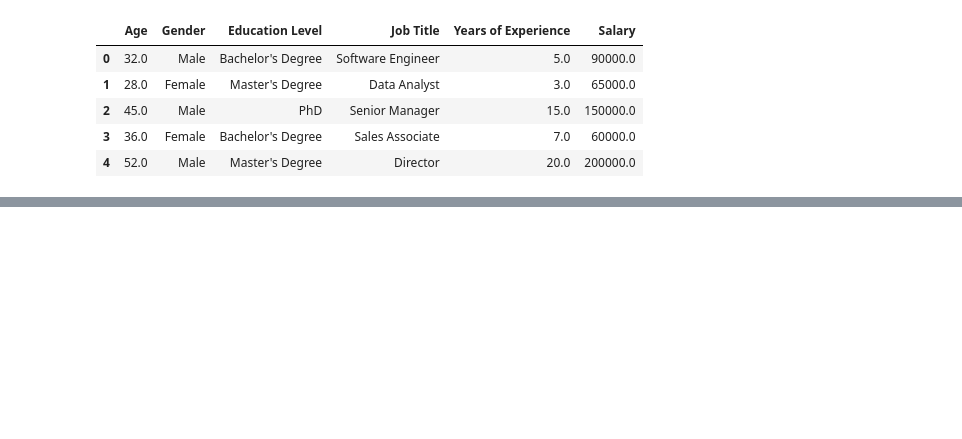
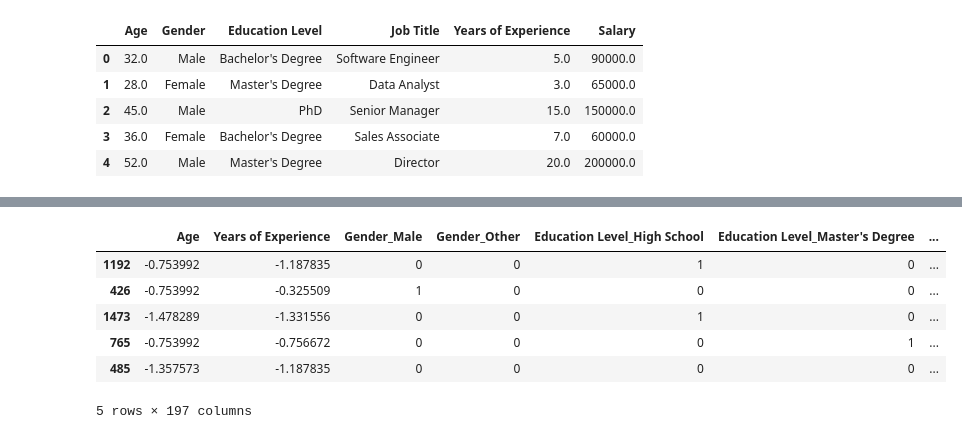
Before and after one commit to adityapradhan202/SalaryPredict, a Jupyter notebook: notebooks/model_training.ipynb, the cells around one changed output, grey strips where cells are left out. Cells and saved outputs as stored; diff of their text form; code cells hidden in the pictures; blank space fills up the shorter version.

```diff
--- a/notebooks/model_training.ipynb
+++ b/notebooks/model_training.ipynb
@@ -19,0 +61,10 @@ df.head()
+# %%
+X_test.head()
+# %% [output]
+|  | Age | Years of Experience | Gender_Male | Gender_Other | Education Level_High School | Education Level_Master's Degree | ... |
+| 1192 | -0.753992 | -1.187835 | 0 | 0 | 1 | 0 | ... |
+| 426 | -0.753992 | -0.325509 | 1 | 0 | 0 | 0 | ... |
+| 1473 | -1.478289 | -1.331556 | 0 | 0 | 1 | 0 | ... |
+| 765 | -0.753992 | -0.756672 | 0 | 0 | 0 | 1 | ... |
+| 485 | -1.357573 | -1.187835 | 0 | 0 | 0 | 0 | ... |
+5 rows × 197 columns
```
Also changed, not shown: parts of 35 cells of this notebook, 5 other files.
